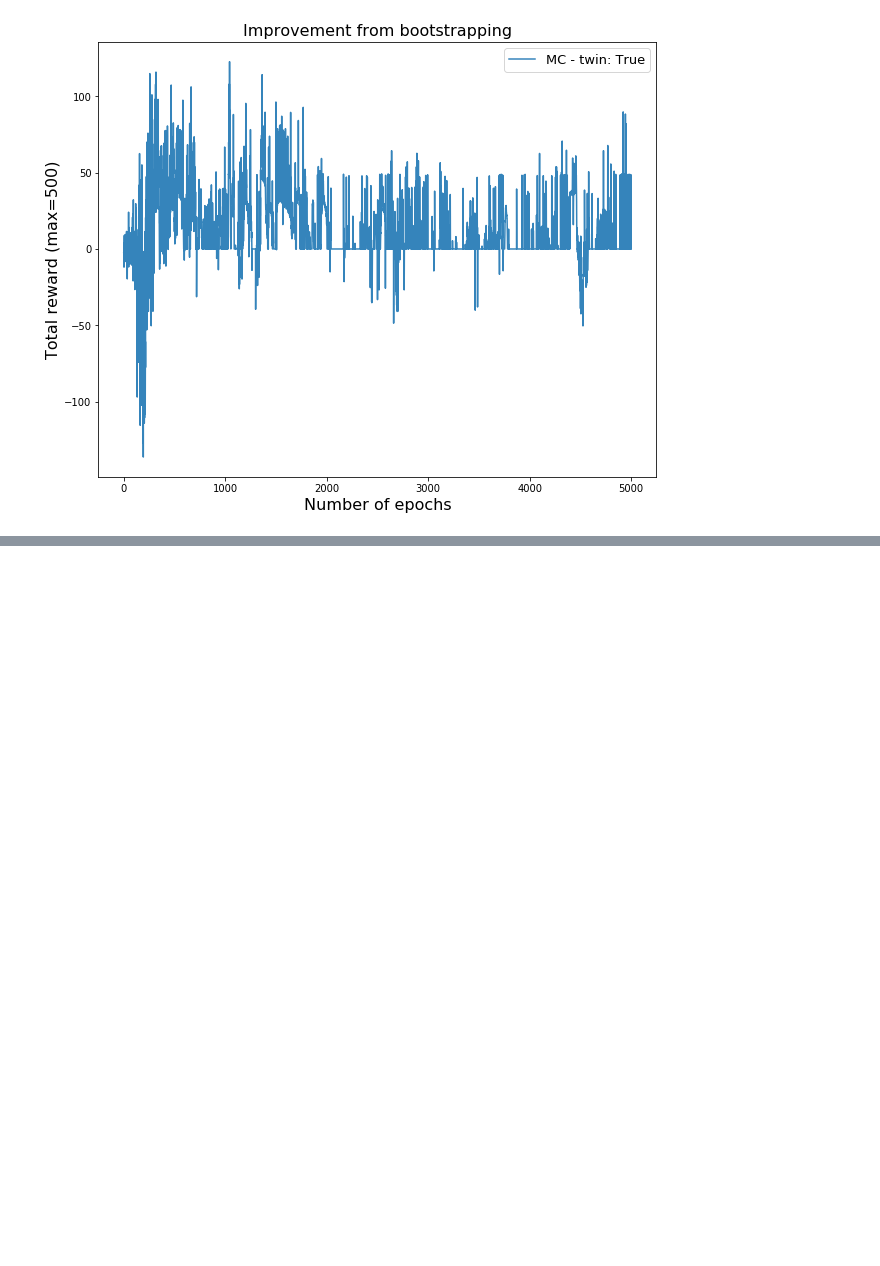
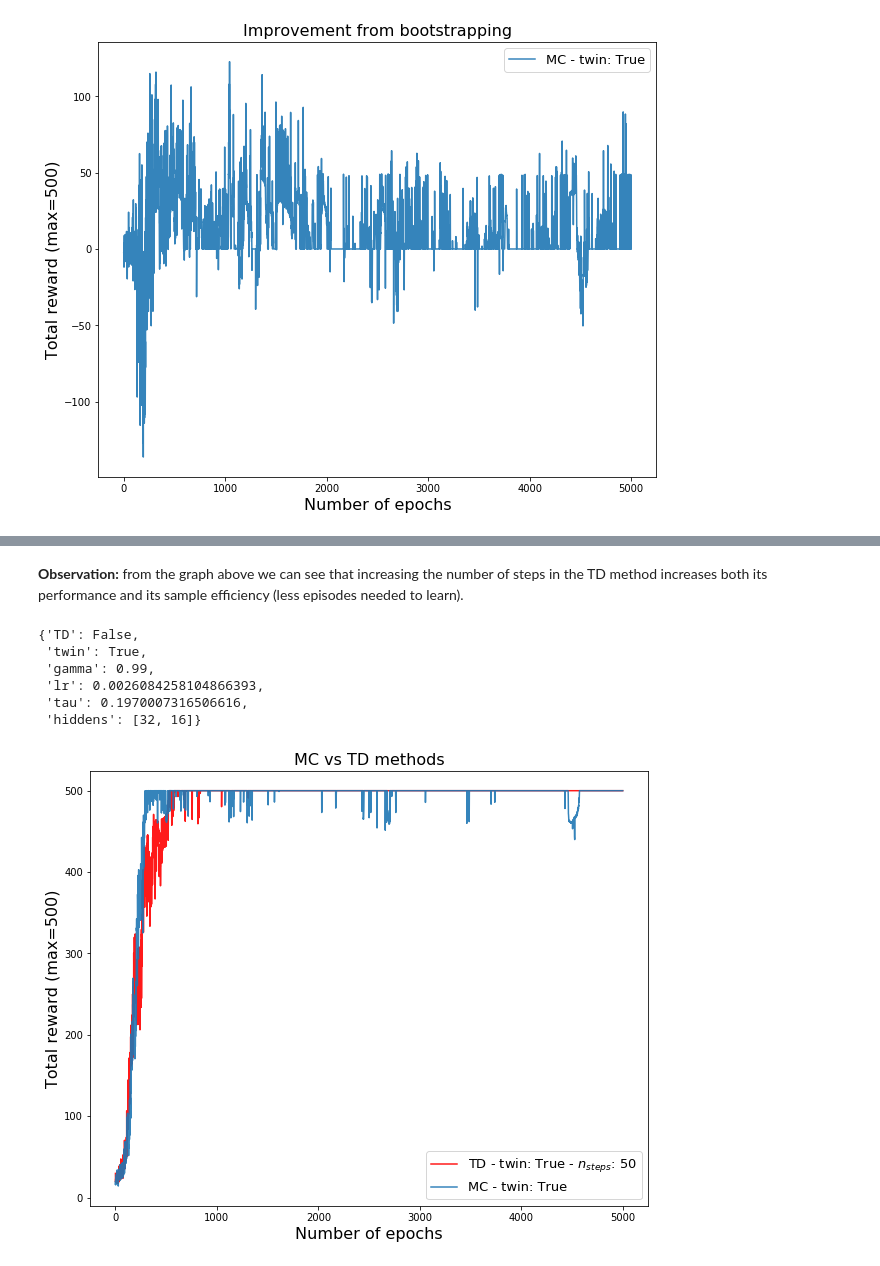
Before and after one commit to nicoladainese96/Policy-based-RL, a Jupyter notebook: cartpole_HP_tuning.ipynb, the cells around one changed output, grey strips where cells are left out. Cells and saved outputs as stored; diff of their text form; code cells hidden in the pictures; blank space fills up the shorter version.

```diff
--- a/cartpole_HP_tuning.ipynb
+++ b/cartpole_HP_tuning.ipynb
@@ -438,3 +387,8 @@ list_of_dict_b = np.concatenate((list_of_dict1, list_of_dict2))
+# %%
+HP_scores_b = np.load(parent_dir+"model_scores_boots.npy")
+HP_asymptotic_score_b = np.load(parent_dir+"model_asymptotic_score_boots.npy")
+HP_asymptotic_std_b = np.load(parent_dir+"model_asymptotic_std_boots.npy")
+list_of_dict_b = np.load(parent_dir+"list_of_models_boots.npy", allow_pickle=True)
 # %%
 plt.figure(figsize=(10,8))
 n_epochs = np.arange(HP_scores_b.shape[2])
@@ -478,0 +527,29 @@ for i in range(len(HP_scores_b)):
+# %% [markdown]
+**Observation:** from the graph above we can see that increasing the number of steps in the TD method increases both its performance and its sample efficiency (less episodes needed to learn).
+# %%
+# please load params from pat 3
+list_of_dict_b[-1]
+# %% [output]
+{'TD': False,
+ 'twin': True,
+ 'gamma': 0.99,
+ 'lr': 0.0026084258104866393,
+ 'tau': 0.1970007316506616,
+ 'hiddens': [32, 16]}
+# %%
+plt.figure(figsize=(10,8))
+n_epochs = np.arange(HP_scores_n.shape[2])
+
+label_TD = "TD - twin: "+str(list_of_dict_n[-1]['twin'])+r" - $n_{steps}$: %d"%list_of_dict_n[-1]['n_steps']
+plt.plot(n_epochs, HP_scores_n[-1].mean(axis=0), 'r', alpha=0.9, label=label_TD)
+
+label_MC = "MC - twin: "+str(list_of_dict_b[-1]['twin'])
+plt.plot(n_epochs, HP_scores_b[-1].mean(axis=0), alpha=0.9, label=label_MC)
+
+plt.title("MC vs TD methods", fontsize=16)
+plt.xlabel("Number of epochs", fontsize=16)
+plt.ylabel("Total reward (max=500)", fontsize=16)
+plt.legend(fontsize = 13)
+plt.show()
+# %% [output]
+[figure, added]
```
Also changed, not shown: parts of 30 cells of this notebook, 34 other files.
